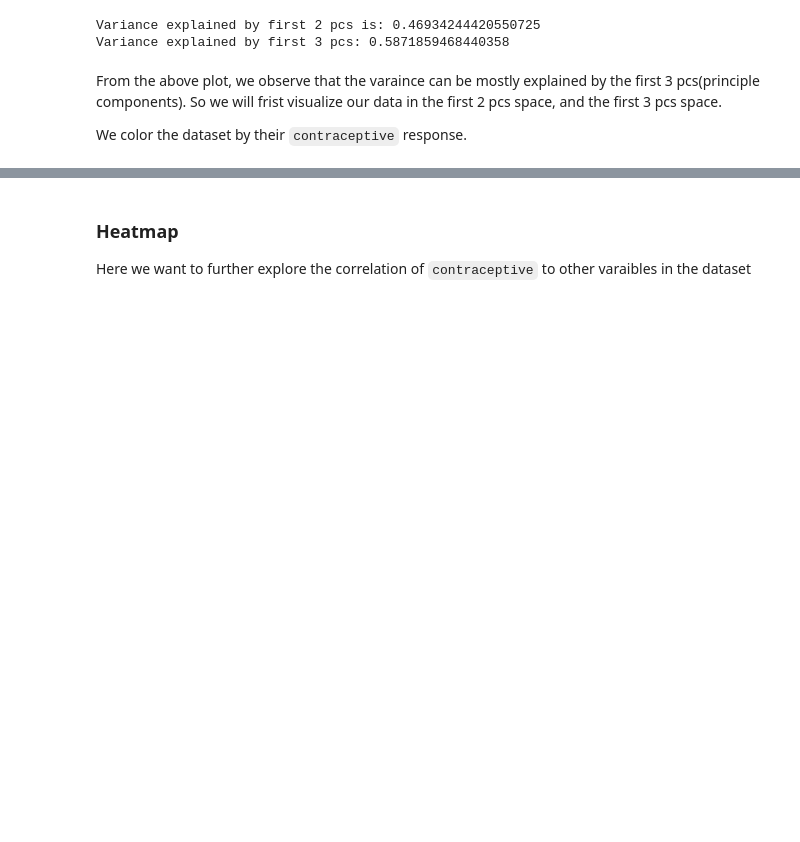
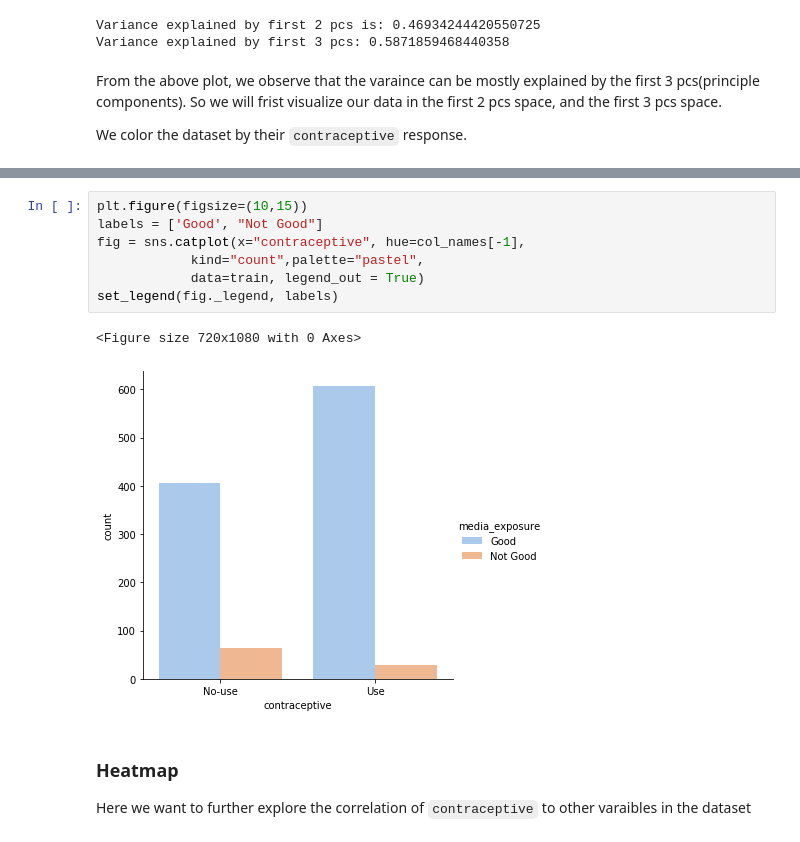
Before and after one commit to angelynaye/DS100-Final-Project, a Jupyter notebook: Final_Project_Code.ipynb, the cells around one changed output, grey strips where cells are left out. Cells and saved outputs as stored; diff of their text form; blank space fills up the shorter version.

```diff
--- a/Final_Project_Code.ipynb
+++ b/Final_Project_Code.ipynb
@@ -261,3 +288,13 @@ plt.show();
+# %%
+plt.figure(figsize=(10,15))
+labels = ['Good', "Not Good"]
+fig = sns.catplot(x="contraceptive", hue=col_names[-1],
+            kind="count",palette="pastel",
+            data=train, legend_out = True)
+set_legend(fig._legend, labels)
+# %% [output]
+<Figure size 720x1080 with 0 Axes>
+[figure, added]
 # %% [markdown]
 ### Heatmap
 
```
Also changed, not shown: parts of 87 cells of this notebook.
